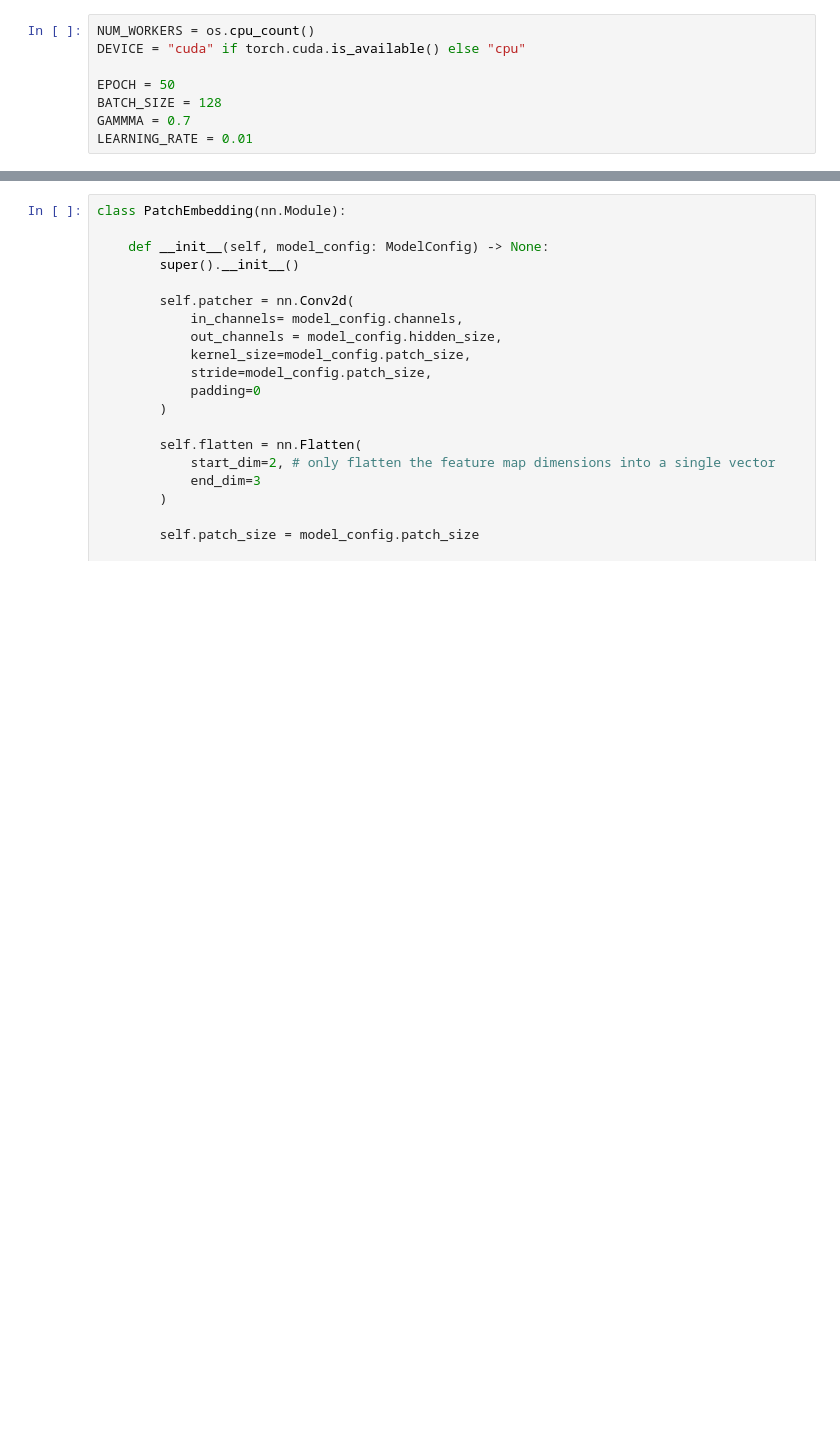
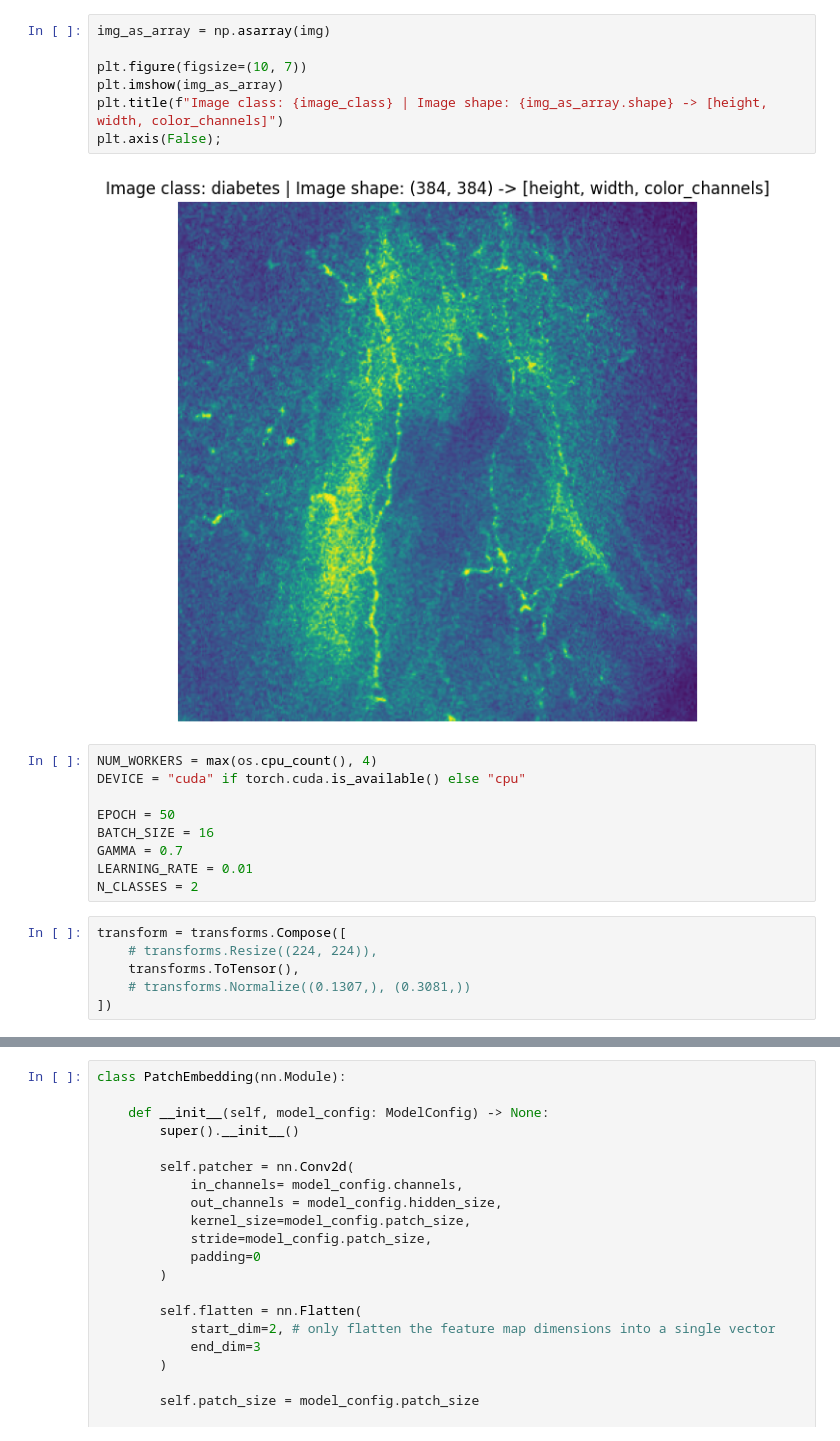
Before and after one commit to matyasosvath/ai-notebooks, a Jupyter notebook: vit.ipynb, the cells around one changed output, grey strips where cells are left out. Drawn from its saved outputs; the diff is of its cells as text; blank space fills up the shorter version.

```diff
--- a/vit.ipynb
+++ b/vit.ipynb
@@ -13,8 +71,24 @@ from torch.optim.lr_scheduler import StepLR
+# %%
+img_as_array = np.asarray(img)
+
+plt.figure(figsize=(10, 7))
+plt.imshow(img_as_array)
+plt.title(f"Image class: {image_class} | Image shape: {img_as_array.shape} -> [height, width, color_channels]")
+plt.axis(False);
+# %% [output]
+[figure, added]
 # %%
-NUM_WORKERS = os.cpu_count()
+NUM_WORKERS = max(os.cpu_count(), 4)
 DEVICE = "cuda" if torch.cuda.is_available() else "cpu"
 
 EPOCH = 50
-BATCH_SIZE = 128
-GAMMMA = 0.7
+BATCH_SIZE = 16
+GAMMA = 0.7
 LEARNING_RATE = 0.01
+N_CLASSES = 2
+# %%
+transform = transforms.Compose([
+    # transforms.Resize((224, 224)),
+    transforms.ToTensor(),
+    # transforms.Normalize((0.1307,), (0.3081,))
+])
```
Also changed, not shown: parts of 23 cells of this notebook, 2 other files.
